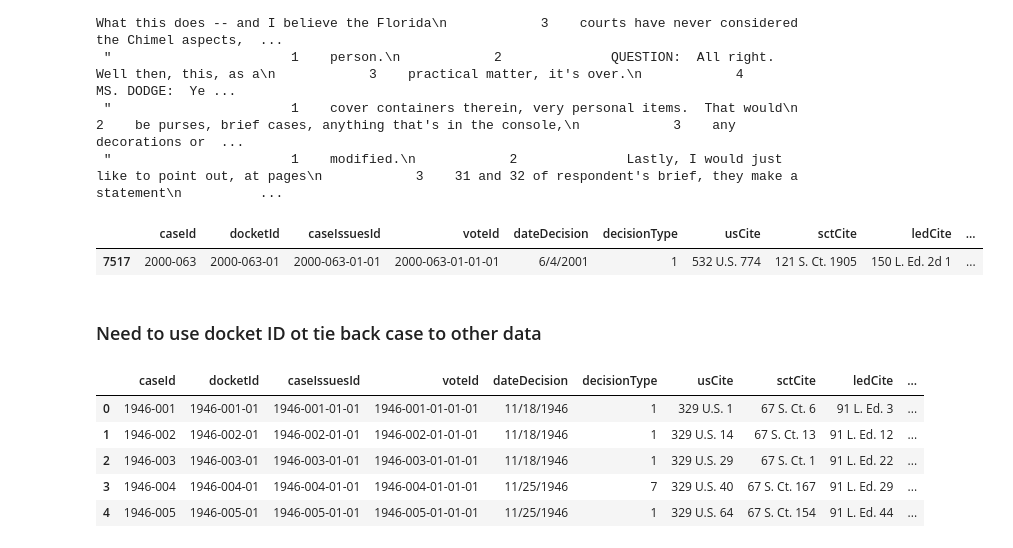
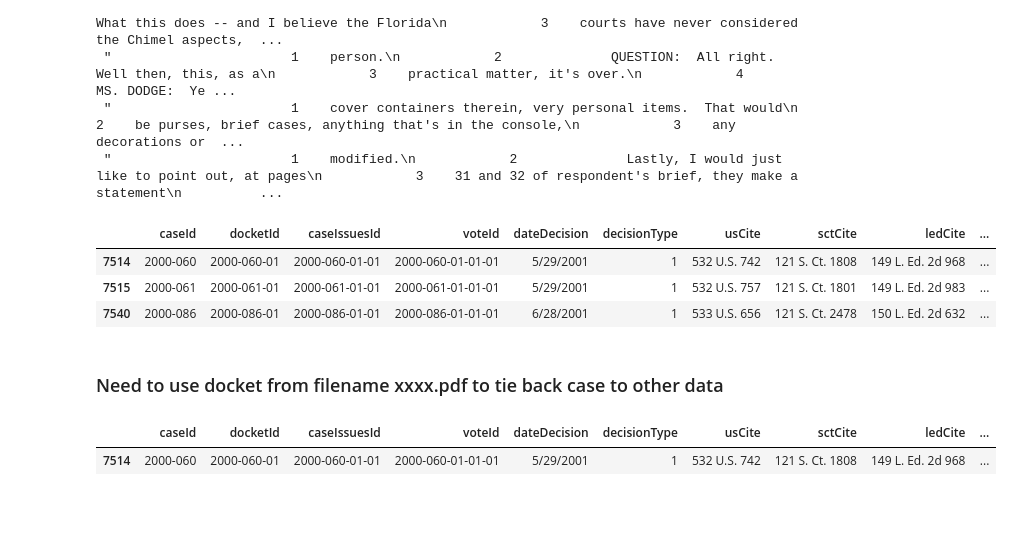
Before and after one commit to DKEENEY81/project, a Jupyter notebook: OralArguments.ipynb, the cells around one changed output. Saved outputs shown, nothing was run; the diff lists cells and outputs as text; code cells hidden in the pictures; blank space fills up the shorter version.

```diff
--- a/OralArguments.ipynb
+++ b/OralArguments.ipynb
@@ -67,19 +67,17 @@ dk
 # %%
 Cases = pd.read_csv('data/Cases2018.csv', encoding='iso-8859-1')
 pd.set_option('display.max_columns', 100)
+# %%
+Cases[Cases['dateArgument']=='4/16/2001']
+# %% [output]
+|  | caseId | docketId | caseIssuesId | voteId | dateDecision | decisionType | usCite | sctCite | ledCite | ... |
+| 7514 | 2000-060 | 2000-060-01 | 2000-060-01-01 | 2000-060-01-01-01 | 5/29/2001 | 1 | 532 U.S. 742 | 121 S. Ct. 1808 | 149 L. Ed. 2d 968 | ... |
+| 7515 | 2000-061 | 2000-061-01 | 2000-061-01-01 | 2000-061-01-01-01 | 5/29/2001 | 1 | 532 U.S. 757 | 121 S. Ct. 1801 | 149 L. Ed. 2d 983 | ... |
+| 7540 | 2000-086 | 2000-086-01 | 2000-086-01-01 | 2000-086-01-01-01 | 6/28/2001 | 1 | 533 U.S. 656 | 121 S. Ct. 2478 | 150 L. Ed. 2d 632 | ... |
+# %% [markdown]
+### Need to use docket from filename xxxx.pdf to tie back case to other data
 # %%
-Cases[Cases['docket']=='00-391']
+Cases[Cases['docket']=='130 ORIG']
 # %% [output]
 |  | caseId | docketId | caseIssuesId | voteId | dateDecision | decisionType | usCite | sctCite | ledCite | ... |
-| 7517 | 2000-063 | 2000-063-01 | 2000-063-01-01 | 2000-063-01-01-01 | 6/4/2001 | 1 | 532 U.S. 774 | 121 S. Ct. 1905 | 150 L. Ed. 2d 1 | ... |
+| 7514 | 2000-060 | 2000-060-01 | 2000-060-01-01 | 2000-060-01-01-01 | 5/29/2001 | 1 | 532 U.S. 742 | 121 S. Ct. 1808 | 149 L. Ed. 2d 968 | ... |
-# %% [markdown]
-### Need to use docket ID ot tie back case to other data
-# %%
-Cases.head()
-# %% [output]
-|  | caseId | docketId | caseIssuesId | voteId | dateDecision | decisionType | usCite | sctCite | ledCite | ... |
-| 0 | 1946-001 | 1946-001-01 | 1946-001-01-01 | 1946-001-01-01-01 | 11/18/1946 | 1 | 329 U.S. 1 | 67 S. Ct. 6 | 91 L. Ed. 3 | ... |
-| 1 | 1946-002 | 1946-002-01 | 1946-002-01-01 | 1946-002-01-01-01 | 11/18/1946 | 1 | 329 U.S. 14 | 67 S. Ct. 13 | 91 L. Ed. 12 | ... |
-| 2 | 1946-003 | 1946-003-01 | 1946-003-01-01 | 1946-003-01-01-01 | 11/18/1946 | 1 | 329 U.S. 29 | 67 S. Ct. 1 | 91 L. Ed. 22 | ... |
-| 3 | 1946-004 | 1946-004-01 | 1946-004-01-01 | 1946-004-01-01-01 | 11/25/1946 | 7 | 329 U.S. 40 | 67 S. Ct. 167 | 91 L. Ed. 29 | ... |
-| 4 | 1946-005 | 1946-005-01 | 1946-005-01-01 | 1946-005-01-01-01 | 11/25/1946 | 1 | 329 U.S. 64 | 67 S. Ct. 154 | 91 L. Ed. 44 | ... |
```
Also changed, not shown: parts of 5 cells of this notebook, 1 other file.
